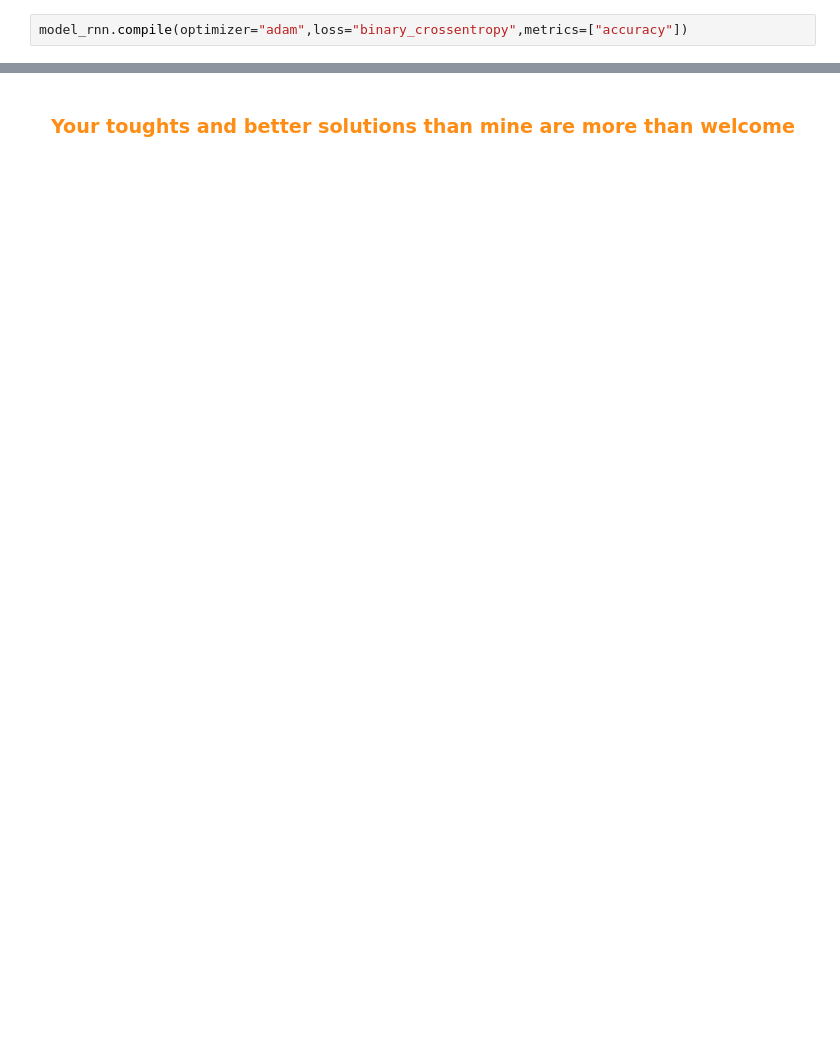
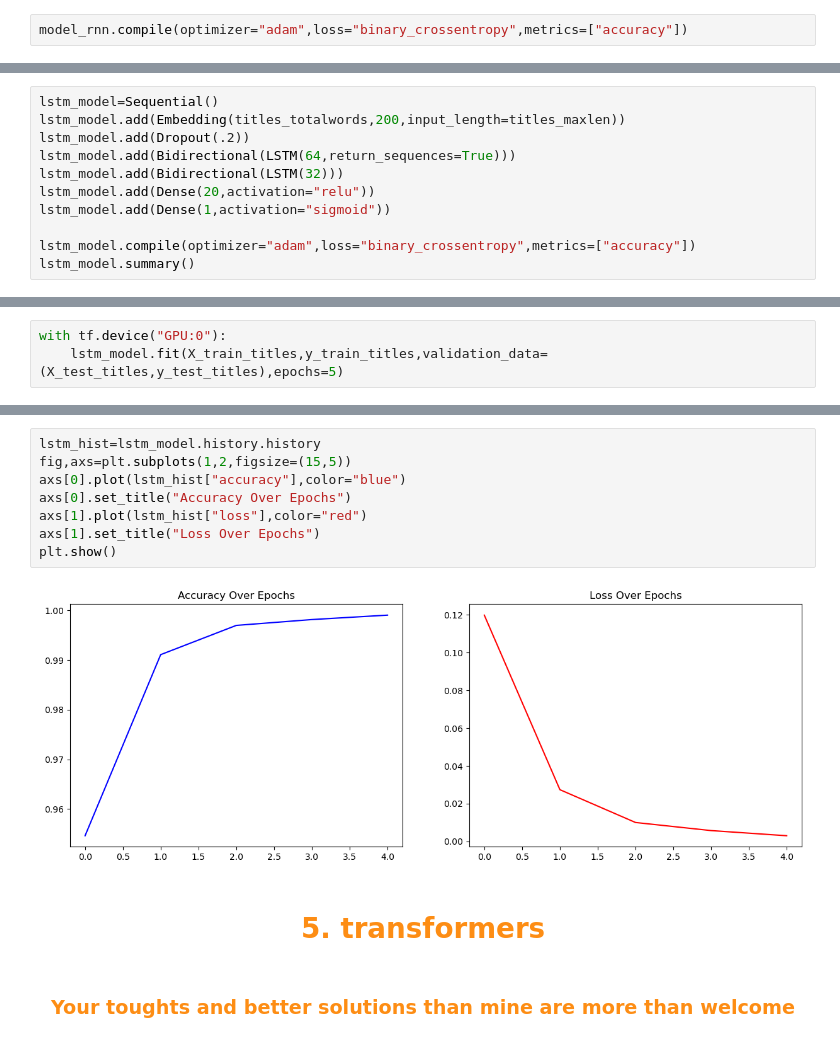
Before and after one commit to MoncefKa/kaggle-projects, a Jupyter notebook: fake-news-classification.ipynb, the cells around one changed output, grey strips where cells are left out. Saved outputs shown, nothing was run; the diff lists cells and outputs as text; blank space fills up the shorter version.

```diff
--- a/fake-news-classification.ipynb
+++ b/fake-news-classification.ipynb
@@ -344,0 +347,11 @@ plt.show()
+# %%
+lstm_model=Sequential()
+lstm_model.add(Embedding(titles_totalwords,200,input_length=titles_maxlen))
+lstm_model.add(Dropout(.2))
+lstm_model.add(Bidirectional(LSTM(64,return_sequences=True)))
+lstm_model.add(Bidirectional(LSTM(32)))
+lstm_model.add(Dense(20,activation="relu"))
+lstm_model.add(Dense(1,activation="sigmoid"))
+
+lstm_model.compile(optimizer="adam",loss="binary_crossentropy",metrics=["accuracy"])
+lstm_model.summary()
@@ -344,0 +376,3 @@ plt.show()
+# %%
+with tf.device("GPU:0"):
+    lstm_model.fit(X_train_titles,y_train_titles,validation_data=(X_test_titles,y_test_titles),epochs=5)
@@ -345,2 +390,14 @@ plt.show()
+# %%
+lstm_hist=lstm_model.history.history
+fig,axs=plt.subplots(1,2,figsize=(15,5))
+axs[0].plot(lstm_hist["accuracy"],color="blue")
+axs[0].set_title("Accuracy Over Epochs")
+axs[1].plot(lstm_hist["loss"],color="red")
+axs[1].set_title("Loss Over Epochs")
+plt.show()
+# %% [output]
+[figure, added]
+# %% [markdown]
+<h1 style="color:#FD8D14;text-align:center;text-transform:uppercase;font-weight:bold">5. transformers</h1>
 # %% [markdown]
 <h3 style="color:#FD8D14;text-align:center;text-transform:uppercase;font-weight:bold">Your toughts and better solutions than mine are more than welcome</h3>
```
Also changed, not shown: parts of 16 cells of this notebook.
